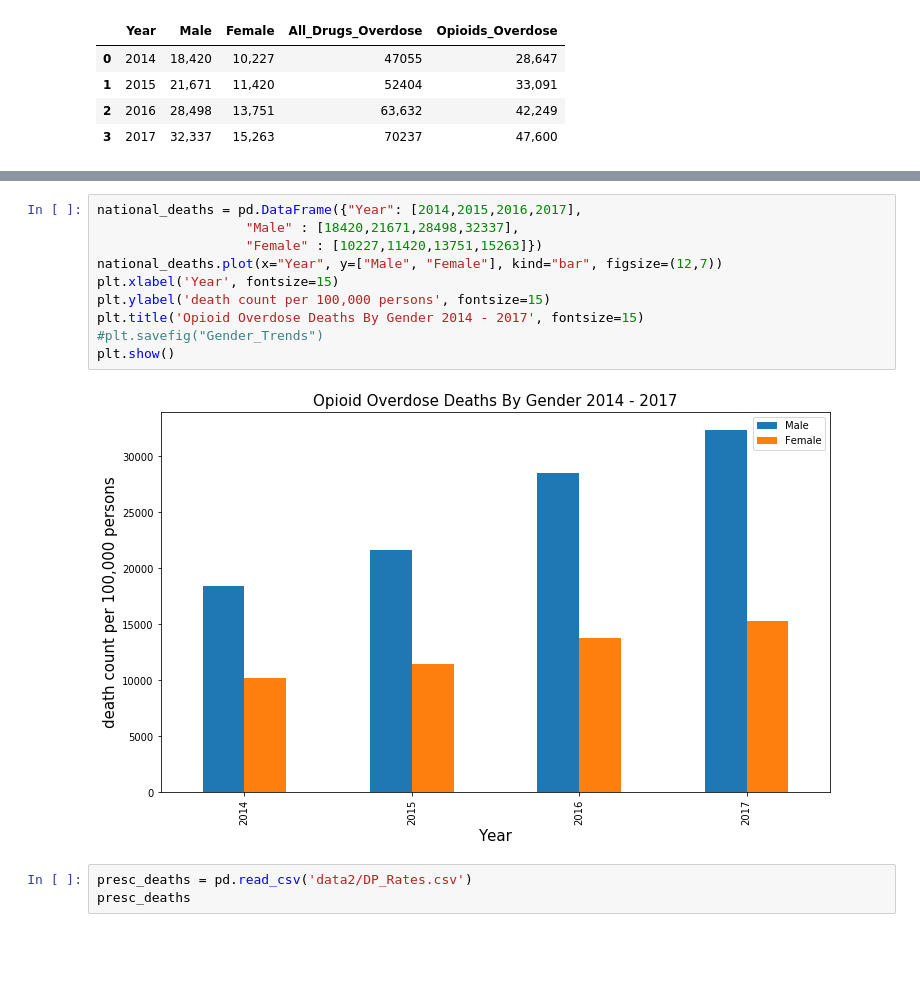
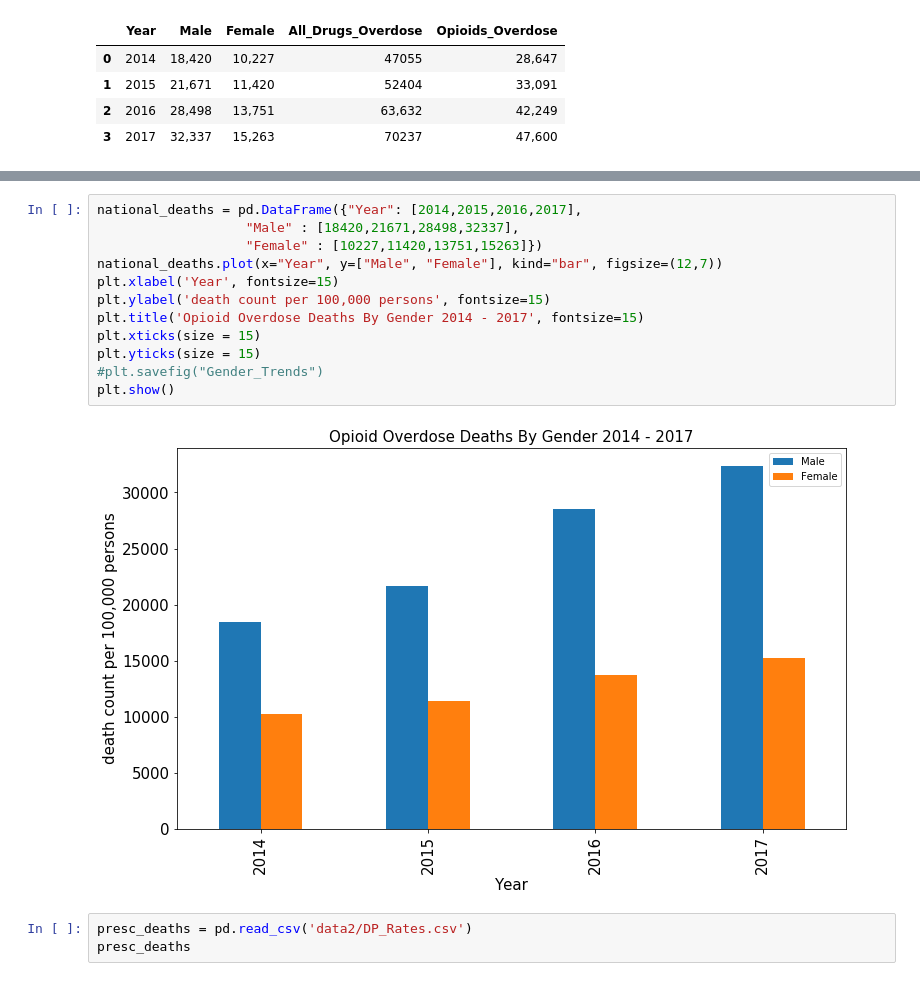
Before and after one commit to Terrymain2019/Drug_Overdose_Deaths, a Jupyter notebook: Opioid_Epidemic.ipynb, the cells around one changed output, grey strips where cells are left out. Drawn from its saved outputs; the diff is of its cells as text; blank space fills up the shorter version.

```diff
--- a/Opioid_Epidemic.ipynb
+++ b/Opioid_Epidemic.ipynb
@@ -91,15 +96,17 @@ plt.show()
 # %%
 national_deaths = pd.DataFrame({"Year": [2014,2015,2016,2017],
                    "Male" : [18420,21671,28498,32337],
                    "Female" : [10227,11420,13751,15263]})
 national_deaths.plot(x="Year", y=["Male", "Female"], kind="bar", figsize=(12,7))
 plt.xlabel('Year', fontsize=15)
 plt.ylabel('death count per 100,000 persons', fontsize=15)
 plt.title('Opioid Overdose Deaths By Gender 2014 - 2017', fontsize=15)
+plt.xticks(size = 15)
+plt.yticks(size = 15)
 #plt.savefig("Gender_Trends")
 plt.show()
 # %% [output]
-[figure, old version]
+[figure, new version]
 # %%
 presc_deaths = pd.read_csv('data2/DP_Rates.csv')
 presc_deaths
```
Also changed, not shown: parts of 7 cells of this notebook.
